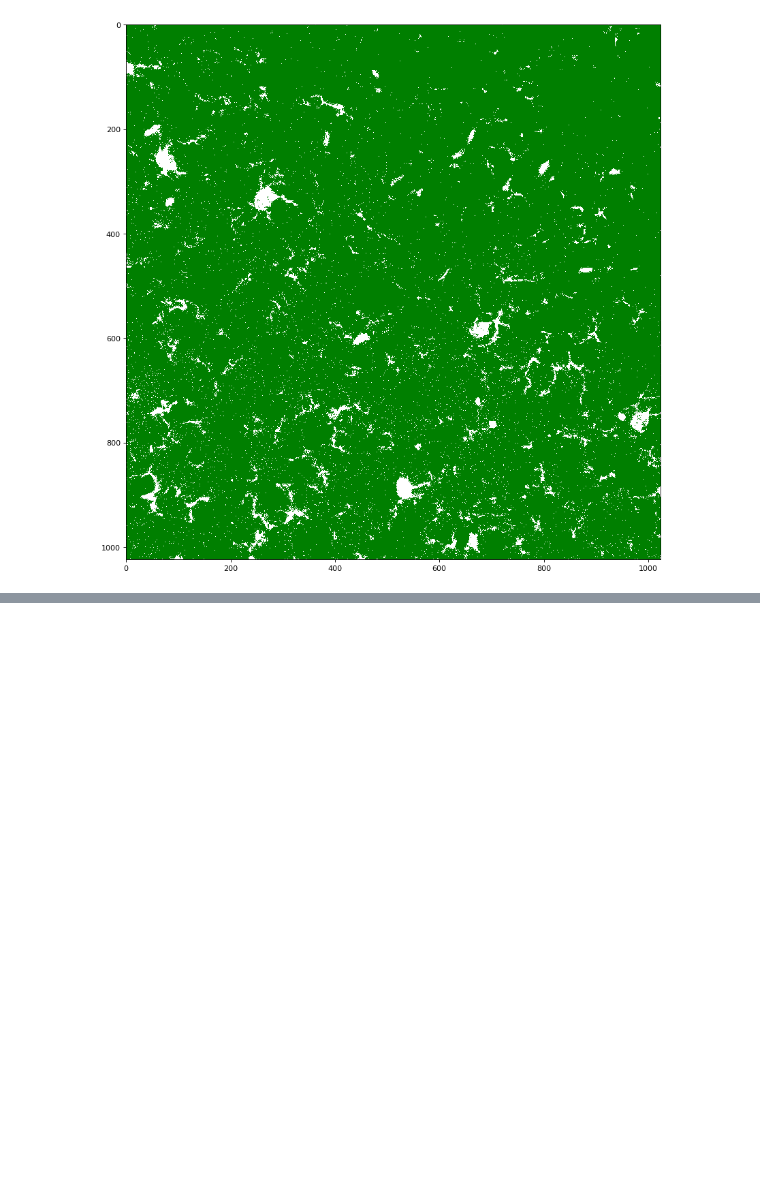
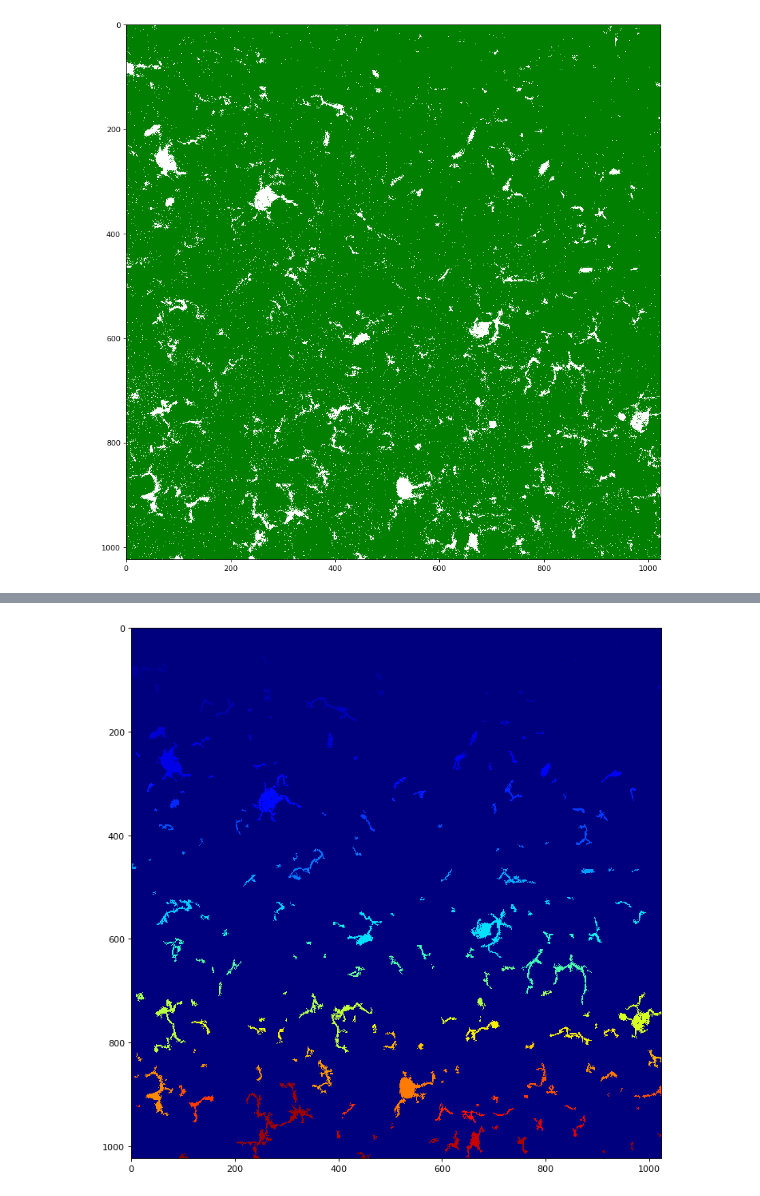
Before and after one commit to nkorobkov/microglia-or, a Jupyter notebook: notebooks/script1.ipynb, the cells around one changed output, grey strips where cells are left out. Cells and saved outputs as stored; diff of their text form; code cells hidden in the pictures; blank space fills up the shorter version.

```diff
--- a/notebooks/script1.ipynb
+++ b/notebooks/script1.ipynb
@@ -237,10 +53,0 @@ comp_map, markers = get_components_info(binary)
-# %%
-fig = plt.figure(figsize=(11, 11), dpi=80, facecolor='w', edgecolor='k')
-
-
-pic = np.zeros(markers.shape)
-for i in range(markers.shape[0]):
-    for j in range(markers.shape[1]):
-        if markers[i,j] in comp_map:
-            pic[i,j] = markers[i,j]+3000
-plt.imshow(pic[height_margin:height_margin + displayed_sq, width_margin:width_margin + displayed_sq], cmap="jet")
@@ -250,2 +53,0 @@ plt.imshow(pic[height_margin:height_margin + displayed_sq, width_margin:width_ma
-# %%
-nucl_info, axons_info, markers = get_nucleus_and_axons_info(comp_map, markers)
@@ -255,8 +53,0 @@ nucl_info, axons_info, markers = get_nucleus_and_axons_info(comp_map, markers)
-# %%
-fig = plt.figure(figsize=(11, 11), dpi=80, facecolor='w', edgecolor='k')
-pic = np.zeros(markers.shape)
-for i in range(markers.shape[0]):
-    for j in range(markers.shape[1]):
-        if markers[i,j] in nucl_info:
-            pic[i,j] = markers[i,j]+3000
-plt.imshow(pic[height_margin:height_margin + displayed_sq, width_margin:width_margin + displayed_sq], cmap="jet")
@@ -286,0 +162,2 @@ draw_components_with_nucl_map(markers, nucl_info)
+# %%
+container = ComponentsContainer(binary, low_thresh)
@@ -287,3 +170,7 @@ draw_components_with_nucl_map(markers, nucl_info)
+# %%
+container.draw_components()
+# %% [output]
+[figure, added]
 # %%
 # to do
 # Write function to compute distance between contours.
```
Also changed, not shown: parts of 12 cells of this notebook.
